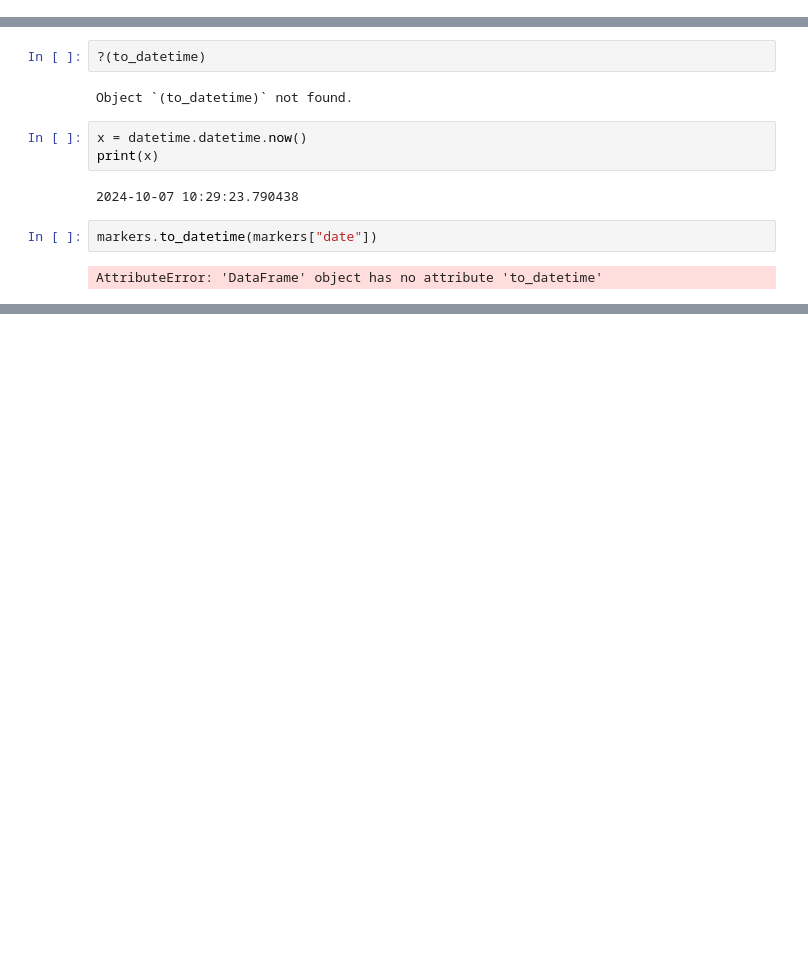
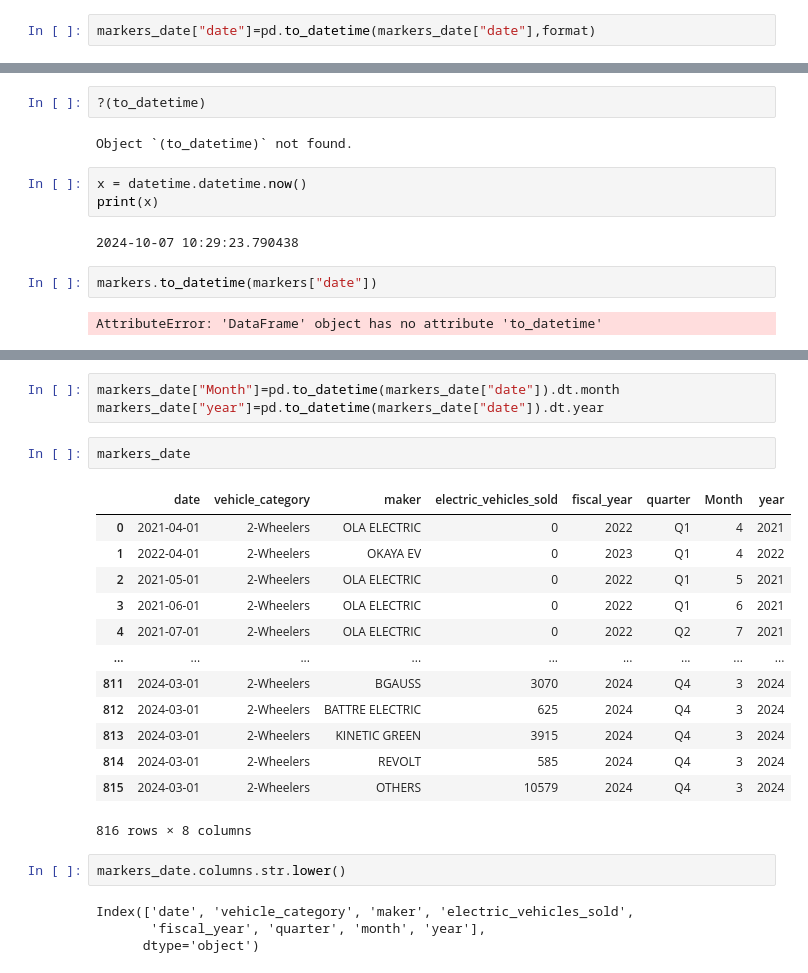
Before and after one commit to giriprasathd/Pyspark_projects, a Jupyter notebook: Challenge/main.ipynb, the cells around one changed output, grey strips where cells are left out. Cells and saved outputs as stored; diff of their text form; blank space fills up the shorter version.

```diff
--- a/Challenge/main.ipynb
+++ b/Challenge/main.ipynb
@@ -262,3 +268,5 @@ AttributeError: 'DataFrame' object has no attribute 'to_datetime'
+# %%
+markers_date["date"]=pd.to_datetime(markers_date["date"],format)
 # %%
 import datetime
 # %%
@@ -276,0 +301,25 @@ AttributeError: 'DataFrame' object has no attribute 'to_datetime'
+# %%
+markers_date["Month"]=pd.to_datetime(markers_date["date"]).dt.month
+markers_date["year"]=pd.to_datetime(markers_date["date"]).dt.year
+# %%
+markers_date
+# %% [output]
+|  | date | vehicle_category | maker | electric_vehicles_sold | fiscal_year | quarter | Month | year |
+| 0 | 2021-04-01 | 2-Wheelers | OLA ELECTRIC | 0 | 2022 | Q1 | 4 | 2021 |
+| 1 | 2022-04-01 | 2-Wheelers | OKAYA EV | 0 | 2023 | Q1 | 4 | 2022 |
+| 2 | 2021-05-01 | 2-Wheelers | OLA ELECTRIC | 0 | 2022 | Q1 | 5 | 2021 |
+| 3 | 2021-06-01 | 2-Wheelers | OLA ELECTRIC | 0 | 2022 | Q1 | 6 | 2021 |
+| 4 | 2021-07-01 | 2-Wheelers | OLA ELECTRIC | 0 | 2022 | Q2 | 7 | 2021 |
+| ... | ... | ... | ... | ... | ... | ... | ... | ... |
+| 811 | 2024-03-01 | 2-Wheelers | BGAUSS | 3070 | 2024 | Q4 | 3 | 2024 |
+| 812 | 2024-03-01 | 2-Wheelers | BATTRE ELECTRIC | 625 | 2024 | Q4 | 3 | 2024 |
+| 813 | 2024-03-01 | 2-Wheelers | KINETIC GREEN | 3915 | 2024 | Q4 | 3 | 2024 |
+| 814 | 2024-03-01 | 2-Wheelers | REVOLT | 585 | 2024 | Q4 | 3 | 2024 |
+| 815 | 2024-03-01 | 2-Wheelers | OTHERS | 10579 | 2024 | Q4 | 3 | 2024 |
+816 rows × 8 columns
+# %%
+markers_date.columns.str.lower()
+# %% [output]
+Index(['date', 'vehicle_category', 'maker', 'electric_vehicles_sold',
+       'fiscal_year', 'quarter', 'month', 'year'],
+      dtype='object')
```
Also changed, not shown: parts of 10 cells of this notebook.
